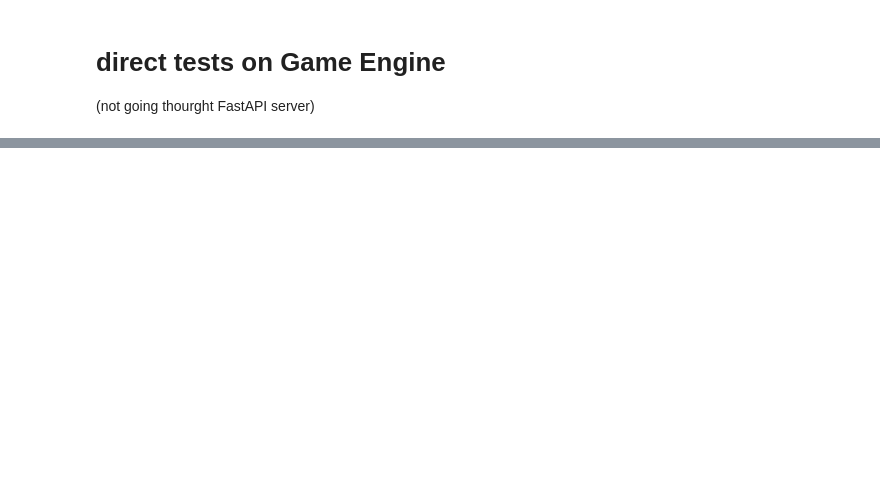
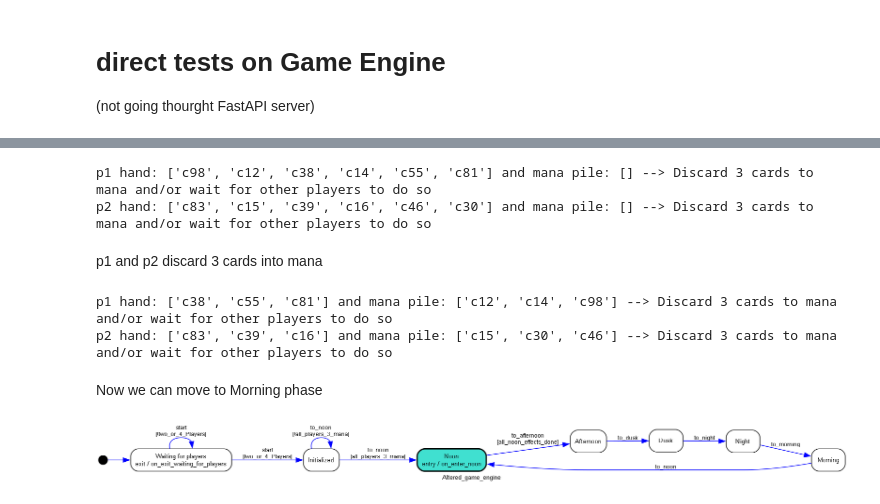
Before and after one commit to jordyBonnet/altered_solo, a Jupyter notebook: game_engine_tests.ipynb, the cells around one changed output, grey strips where cells are left out. Cells and saved outputs as stored; diff of their text form; code cells hidden in the pictures; blank space fills up the shorter version.

```diff
--- a/game_engine_tests.ipynb
+++ b/game_engine_tests.ipynb
@@ -50,0 +68,28 @@ plot_statemachine(graph)
+# %%
+p1 = altered.get_player(p1)
+print(f'p1 hand: {p1.hand} and mana pile: {p1.mana_pile} --> {p1.message}')
+p2 = altered.get_player(p2)
+print(f'p2 hand: {p2.hand} and mana pile: {p2.mana_pile} --> {p2.message}')
+# %% [output]
+p1 hand: ['c98', 'c12', 'c38', 'c14', 'c55', 'c81'] and mana pile: [] --> Discard 3 cards to mana and/or wait for other players to do so
+p2 hand: ['c83', 'c15', 'c39', 'c16', 'c46', 'c30'] and mana pile: [] --> Discard 3 cards to mana and/or wait for other players to do so
+# %% [markdown]
+p1 and p2 discard 3 cards into mana
+# %%
+p1.actions = p1.AI_discard_3_to_mana()
+p1 = altered.play_actions(p1)
+print(f'p1 hand: {p1.hand} and mana pile: {p1.mana_pile} --> {p1.message}')
+
+p2.actions = p2.AI_discard_3_to_mana()
+p2 = altered.play_actions(p2)
+print(f'p2 hand: {p2.hand} and mana pile: {p2.mana_pile} --> {p2.message}')
+# %% [output]
+p1 hand: ['c38', 'c55', 'c81'] and mana pile: ['c12', 'c14', 'c98'] --> Discard 3 cards to mana and/or wait for other players to do so
+p2 hand: ['c83', 'c39', 'c16'] and mana pile: ['c15', 'c30', 'c46'] --> Discard 3 cards to mana and/or wait for other players to do so
+# %% [markdown]
+Now we can move to Morning phase
+# %%
+altered.to_noon()
+plot_statemachine(graph)
+# %% [output]
+[figure, added]
```
Also changed, not shown: parts of 11 cells of this notebook, 11 other files.
